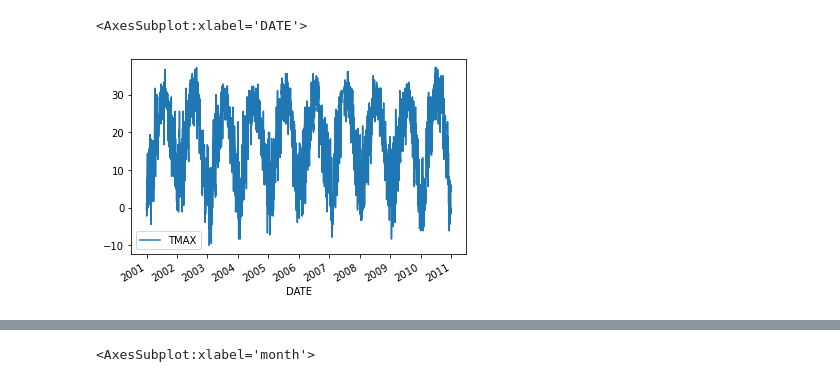
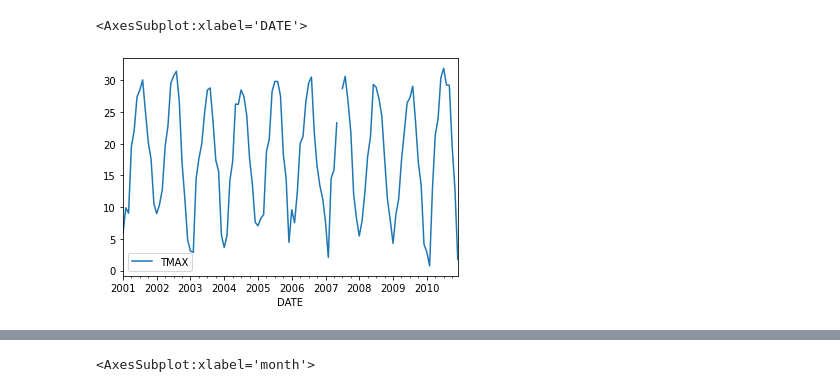
Before and after one commit to reggiewilcox/ISAT420_Code, a Jupyter notebook: W3_1_WeatherDataTimeSeries/code/weatherDataTemperature.ipynb, the cells around one changed output, grey strips where cells are left out. Cells and saved outputs as stored; diff of their text form; code cells hidden in the pictures.

```diff
--- a/W3_1_WeatherDataTimeSeries/code/weatherDataTemperature.ipynb
+++ b/W3_1_WeatherDataTimeSeries/code/weatherDataTemperature.ipynb
@@ -48,0 +12,10 @@ df.head()
+# %%
+data = pd.read_csv('../data/USC00442208_19000101-20240122.csv',
+                #  Make sure the dates import in datetime format. We tell pandas that this is a date and not text.
+                parse_dates = ['DATE'],
+                #  Set DATE as the index so you can subset data by time period
+                index_col = ['DATE']
+                  )
+
+
+data.head()
@@ -48,0 +42,5 @@ df.head()
+# %%
+columns = ['TMAX', 'TMIN']
+dataTemp = data[columns].copy()
+
+dataTemp
@@ -48,0 +62,3 @@ df.head()
+# %%
+dataTempMonthly = dataTemp.resample('MS').mean()
+dataTempMonthly
@@ -49,5 +80,5 @@ df.head()
 # %%
-df.loc["2001":"2010"].plot(y='TMAX')
+dataTempMonthly["2001":"2010"].plot(y='TMAX')
 # %% [output]
 <AxesSubplot:xlabel='DATE'>
-[figure, old version]
+[figure, new version]
```
Also changed, not shown: parts of 15 cells of this notebook.
